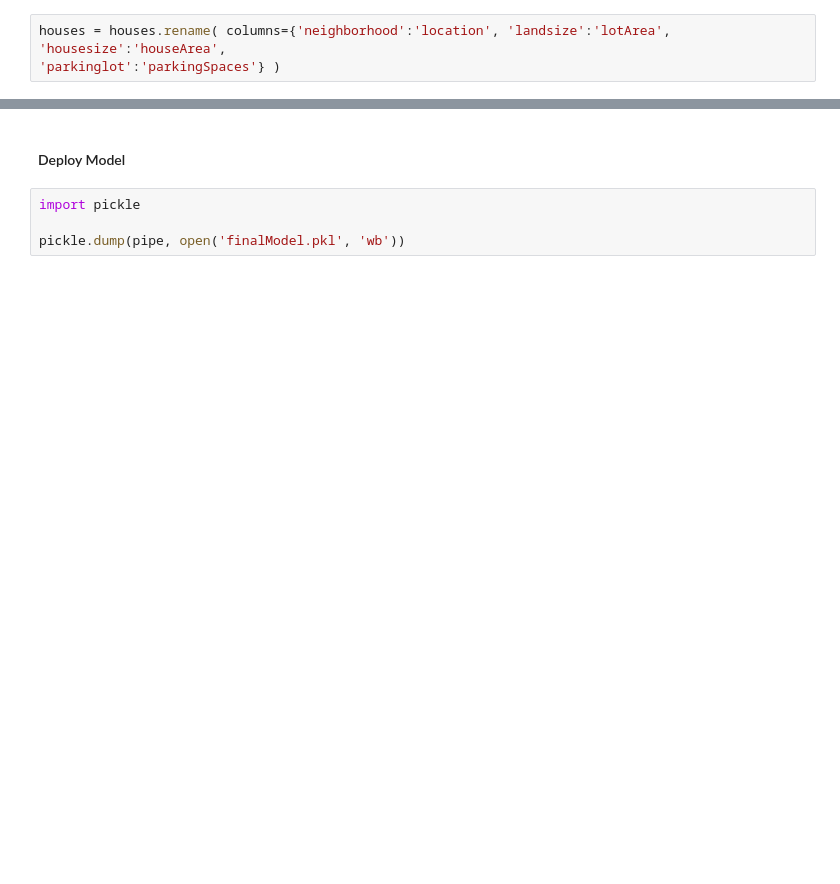
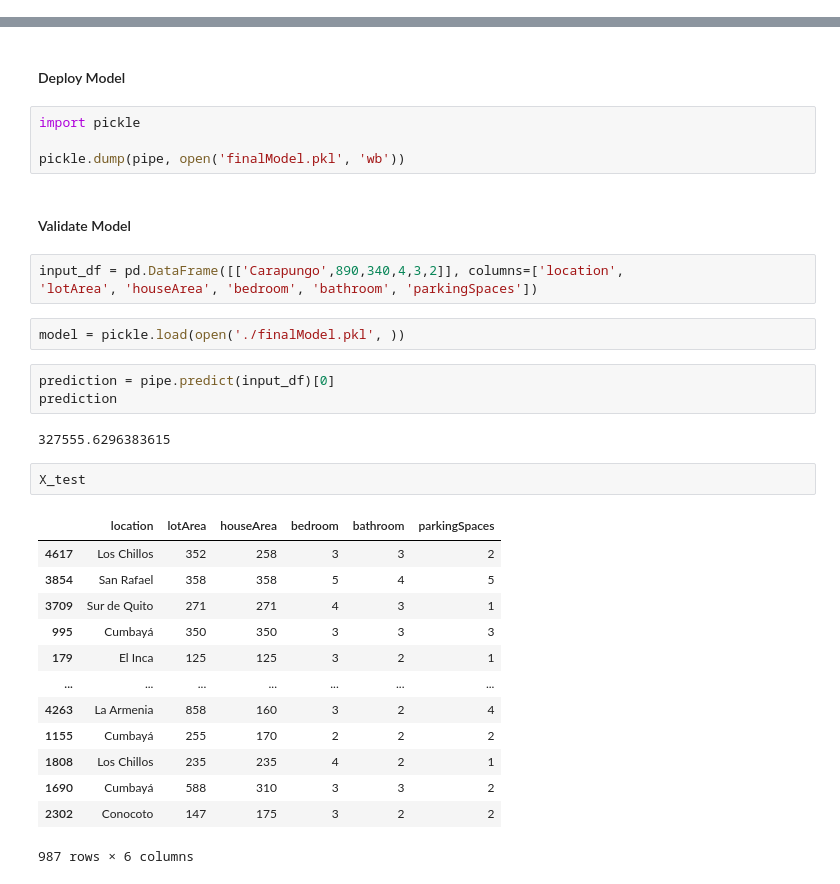
Before and after one commit to erikqtrs/quito-houseprice-predictor, a Jupyter notebook: model/model.ipynb, the cells around one changed output, grey strips where cells are left out. Cells and saved outputs as stored; diff of their text form; blank space fills up the shorter version.

```diff
--- a/model/model.ipynb
+++ b/model/model.ipynb
@@ -80,6 +69,3 @@ houses.head()
-# %%
-houses = houses.rename( columns={'neighborhood':'location', 'landsize':'lotArea', 'housesize':'houseArea',
-'parkinglot':'parkingSpaces'} )
 # %%
 houses.head()
 # %% [output]
@@ -548,3 +534,31 @@ report_df
 import pickle
 
 pickle.dump(pipe, open('finalModel.pkl', 'wb'))
+# %% [markdown]
+<h4>Validate Model</h4>
+# %%
+input_df = pd.DataFrame([['Carapungo',890,340,4,3,2]], columns=['location',
+'lotArea', 'houseArea', 'bedroom', 'bathroom', 'parkingSpaces'])
+# %%
+model = pickle.load(open('./finalModel.pkl', ))
+# %%
+prediction = pipe.predict(input_df)[0]
+prediction
+# %% [output]
+327555.6296383615
+# %%
+X_test
+# %% [output]
+|  | location | lotArea | houseArea | bedroom | bathroom | parkingSpaces |
+| 4617 | Los Chillos | 352 | 258 | 3 | 3 | 2 |
+| 3854 | San Rafael | 358 | 358 | 5 | 4 | 5 |
+| 3709 | Sur de Quito | 271 | 271 | 4 | 3 | 1 |
+| 995 | Cumbayá | 350 | 350 | 3 | 3 | 3 |
+| 179 | El Inca | 125 | 125 | 3 | 2 | 1 |
+| ... | ... | ... | ... | ... | ... | ... |
+| 4263 | La Armenia | 858 | 160 | 3 | 2 | 4 |
+| 1155 | Cumbayá | 255 | 170 | 2 | 2 | 2 |
+| 1808 | Los Chillos | 235 | 235 | 4 | 2 | 1 |
+| 1690 | Cumbayá | 588 | 310 | 3 | 3 | 2 |
+| 2302 | Conocoto | 147 | 175 | 3 | 2 | 2 |
+987 rows × 6 columns
```
Also changed, not shown: parts of 5 cells of this notebook, 9 other files.
